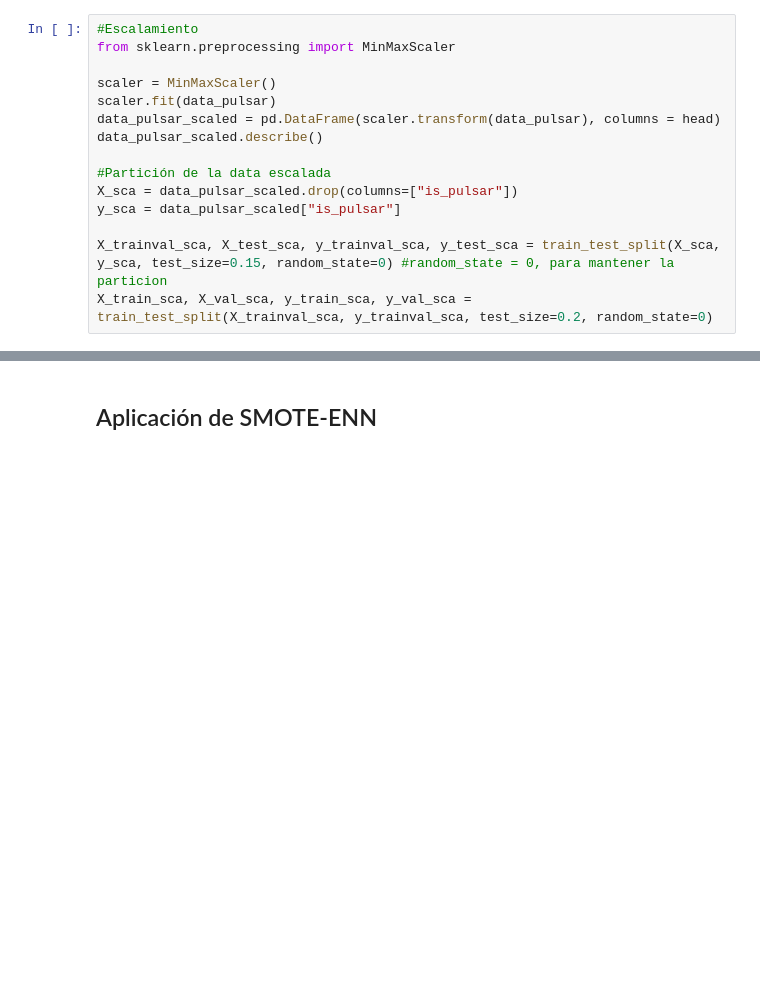
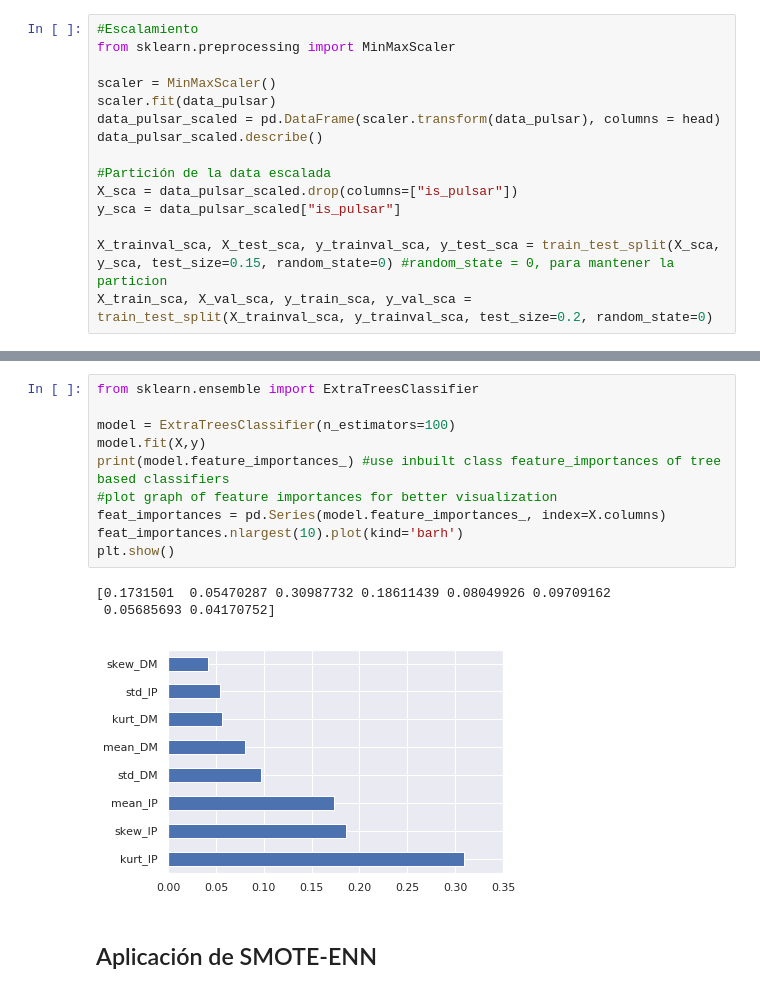
Before and after one commit to MrCycler/ML_PULSAR_CLASSIFICATION_PROJECT, a Jupyter notebook: APLICACION DE ALGORITMOS/ALGORITMOS 1.ipynb, the cells around one changed output, grey strips where cells are left out. Cells and saved outputs as stored; diff of their text form; blank space fills up the shorter version.

```diff
--- a/APLICACION DE ALGORITMOS/ALGORITMOS 1.ipynb
+++ b/APLICACION DE ALGORITMOS/ALGORITMOS 1.ipynb
@@ -155,3 +216,17 @@ X_train_sca, X_val_sca, y_train_sca, y_val_sca = train_test_split(X_trainval_sca
+# %%
+from sklearn.ensemble import ExtraTreesClassifier
+
+model = ExtraTreesClassifier(n_estimators=100)
+model.fit(X,y)
+print(model.feature_importances_) #use inbuilt class feature_importances of tree based classifiers
+#plot graph of feature importances for better visualization
+feat_importances = pd.Series(model.feature_importances_, index=X.columns)
+feat_importances.nlargest(10).plot(kind='barh')
+plt.show()
+# %% [output]
+[0.1731501  0.05470287 0.30987732 0.18611439 0.08049926 0.09709162
+ 0.05685693 0.04170752]
+[figure, added]
 # %% [markdown]
 ## Aplicación de SMOTE-ENN
 # %%
```
Also changed, not shown: parts of 11 cells of this notebook.
